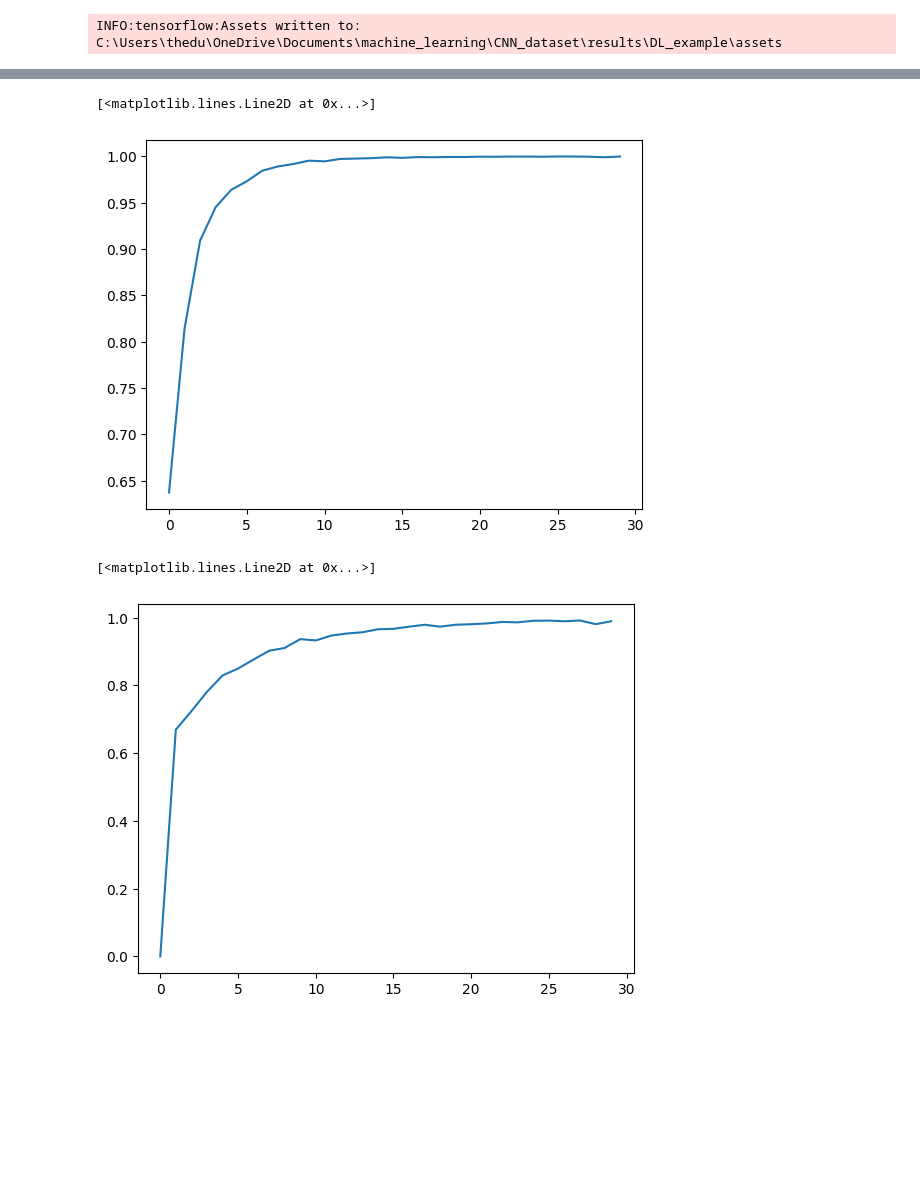
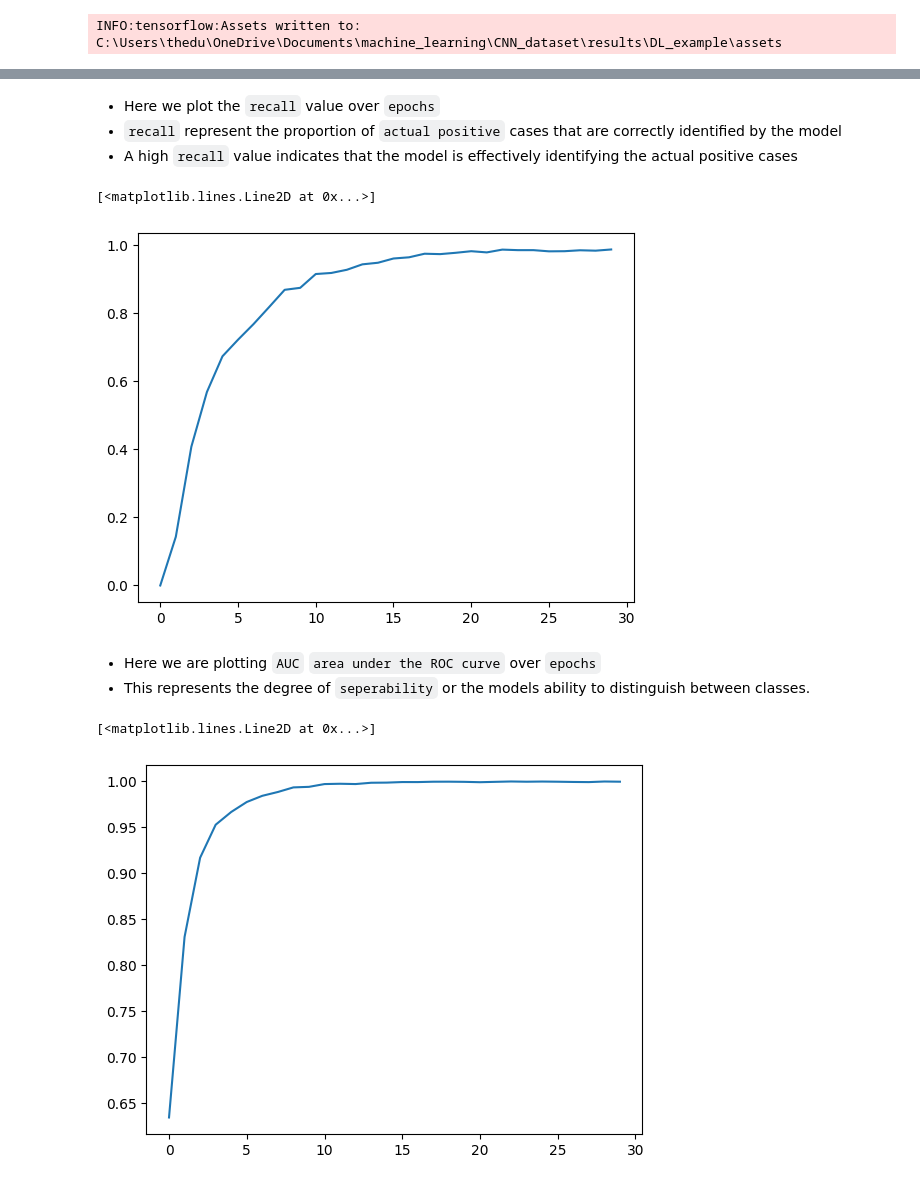
Before and after one commit to Pascalrjt/MachineLearning_DeepLearning_CNN, a Jupyter notebook: CNN_fish.ipynb, the cells around one changed output, grey strips where cells are left out. Cells and saved outputs as stored; diff of their text form; code cells hidden in the pictures; blank space fills up the shorter version.

```diff
--- a/CNN_fish.ipynb
+++ b/CNN_fish.ipynb
@@ -218,10 +258,17 @@ plt.plot(history['recall_27'])
+# %% [markdown]
+- Here we plot the `recall` value over `epochs`
+- `recall` represent the proportion of `actual positive` cases that are correctly identified by the model
+- A high `recall` value indicates that the model is effectively identifying the actual positive cases
 # %%
-plt.plot(history['auc_8'])
+plt.plot(history['recall'])
 # %% [output]
 [<matplotlib.lines.Line2D at 0x...>]
-[figure, old version]
+[figure, new version]
+# %% [markdown]
+- Here we are plotting `AUC` `area under the ROC curve` over `epochs`
+- This represents the degree of `seperability` or the models ability to distinguish between classes.
 # %%
-plt.plot(history['precision_27'])
+plt.plot(history['auc'])
 # %% [output]
 [<matplotlib.lines.Line2D at 0x...>]
-[figure, old version]
+[figure, new version]
```
Also changed, not shown: parts of 22 cells of this notebook.
